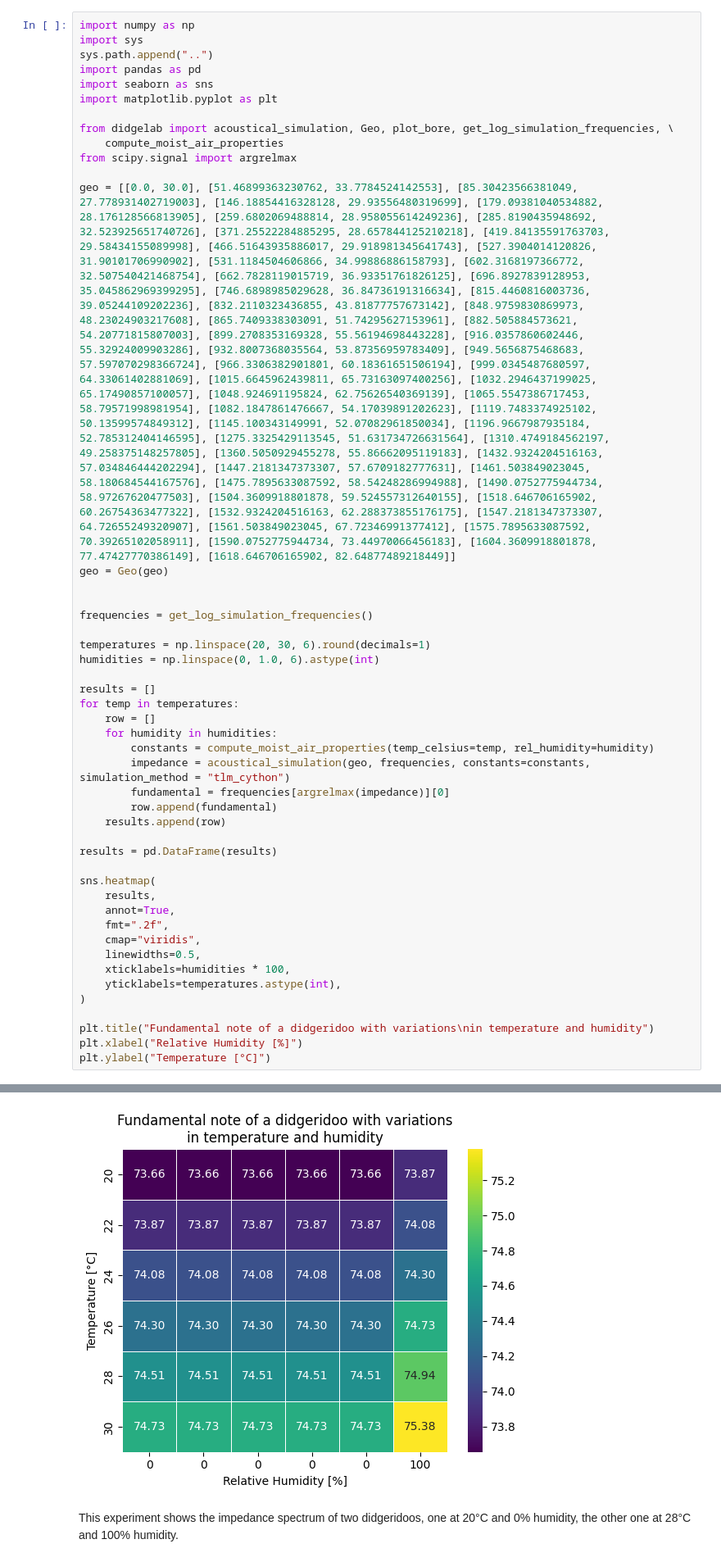
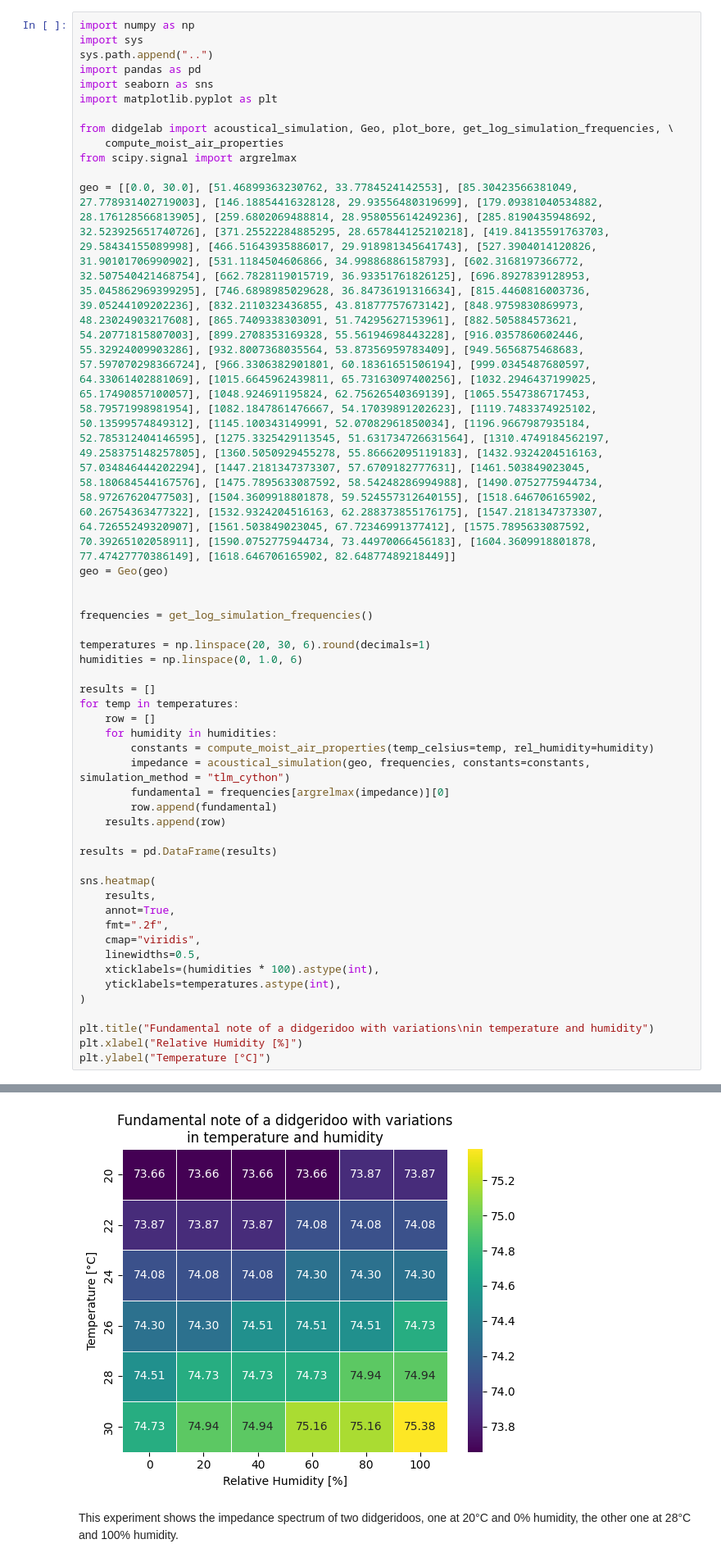
Before and after one commit to Didgitaldoo/didge-lab, a Jupyter notebook: doc/examples/temperature_and_humidity.ipynb, the cells around one changed output, grey strips where cells are left out. Shown at 82% size. Drawn from its saved outputs; the diff is of its cells as text.

```diff
--- a/doc/examples/temperature_and_humidity.ipynb
+++ b/doc/examples/temperature_and_humidity.ipynb
@@ -23,36 +23,36 @@ geo = Geo(geo)
 frequencies = get_log_simulation_frequencies()
 
 temperatures = np.linspace(20, 30, 6).round(decimals=1)
-humidities = np.linspace(0, 1.0, 6).astype(int)
+humidities = np.linspace(0, 1.0, 6)
 
 results = []
 for temp in temperatures:
     row = []
     for humidity in humidities:
         constants = compute_moist_air_properties(temp_celsius=temp, rel_humidity=humidity)
         impedance = acoustical_simulation(geo, frequencies, constants=constants, simulation_method = "tlm_cython")
         fundamental = frequencies[argrelmax(impedance)][0]
         row.append(fundamental)
     results.append(row)
 
 results = pd.DataFrame(results)
 
 sns.heatmap(
     results,
     annot=True,
     fmt=".2f",
     cmap="viridis",
     linewidths=0.5,
-    xticklabels=humidities * 100,
+    xticklabels=(humidities * 100).astype(int),
     yticklabels=temperatures.astype(int),
 )
 
 plt.title("Fundamental note of a didgeridoo with variations\nin temperature and humidity")
 plt.xlabel("Relative Humidity [%]")
 plt.ylabel("Temperature [°C]")
 # %% [output]
 Text(50.722222222222214, 0.5, 'Temperature [°C]')
-[figure, old version]
+[figure, new version]
 # %% [markdown]
 This experiment shows the impedance spectrum of two didgeridoos, one at 20°C and 0% humidity, the other one at 28°C and 100% humidity.
 # %%
```
Also changed, not shown: parts of 1 cell of this notebook.
